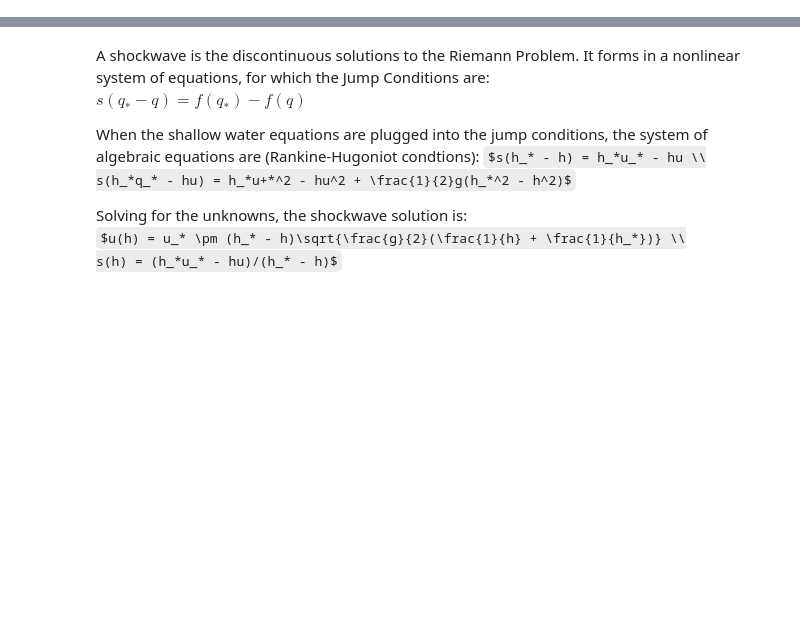
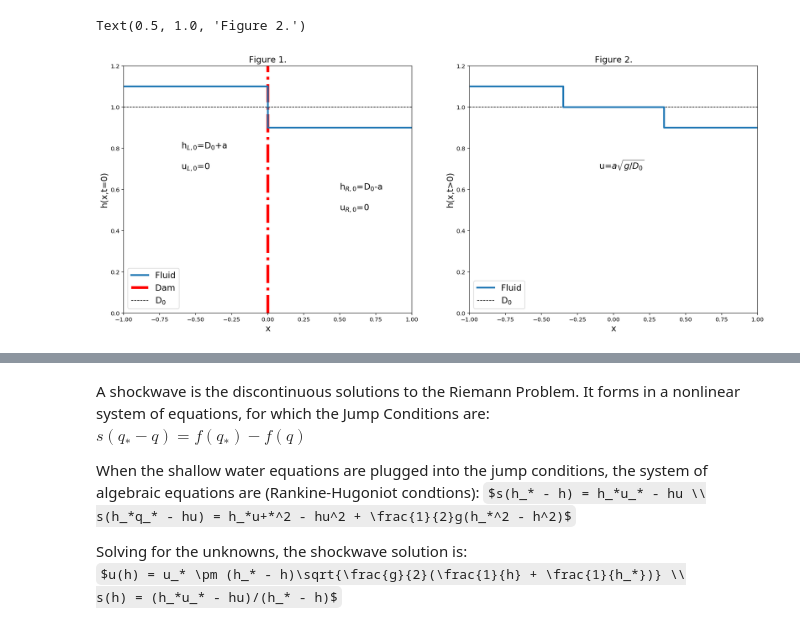
Before and after one commit to blacy/BriannaErinSeminar, a Jupyter notebook: seminar_final.ipynb, the cells around one changed output, grey strips where cells are left out. Saved outputs shown, nothing was run; the diff lists cells and outputs as text; code cells hidden in the pictures; some formulas as TeX source; blank space fills up the shorter version.

Commit message:
made some plots

```diff
--- a/seminar_final.ipynb
+++ b/seminar_final.ipynb
@@ -52,0 +69,33 @@ $ <br />
+# %%
+# initial conditions figure
+D = 1.0
+a = 0.1
+plt.figure(figsize=(20,8))
+plt.subplot(1,2,1)
+plt.plot([-1,0,0,1],[D+a,D+a,D-a,D-a],linewidth=3,label='Fluid')
+plt.vlines(0,0,1.25,linewidth=5,linestyle='-.',color='r',label='Dam')
+plt.hlines(D,-1,1,linewidth=1,linestyle='--',color='k',label='D$_0$')
+plt.legend(loc='lower left',fontsize=15)
+plt.text(-0.6,0.8,'h$_{L,0}$=D$_0$+a',fontsize=15)
+plt.text(-0.6,0.7,'u$_{L,0}$=0',fontsize=15)
+plt.text(0.5,0.6,'h$_{R,0}$=D$_0$-a',fontsize=15)
+plt.text(0.5,0.5,'u$_{R,0}$=0',fontsize=15)
+plt.ylabel('h(x,t=0)',fontsize=15)
+plt.xlabel('x',fontsize=15)
+plt.axis([-1,1,0,1.2])
+plt.title('Figure 1.',fontsize=15)
+
+D = 1.0
+a = 0.1
+plt.subplot(1,2,2)
+plt.plot([-1,-0.35,-0.35,0.35,0.35,1],[D+a,D+a,D,D,D-a,D-a],linewidth=3,label='Fluid')
+plt.hlines(D,-1,1,linewidth=1,linestyle='--',color='k',label='D$_0$')
+plt.legend(loc='lower left',fontsize=15)
+plt.text(-0.1,0.7,'u=$a\sqrt{g/D_0}$',fontsize=15)
+plt.ylabel('h(x,t>0)',fontsize=15)
+plt.xlabel('x',fontsize=15)
+plt.axis([-1,1,0,1.2])
+plt.title('Figure 2.',fontsize=15)
+# %% [output]
+Text(0.5, 1.0, 'Figure 2.')
+[figure, added]
```
Also changed, not shown: parts of 7 cells of this notebook.
